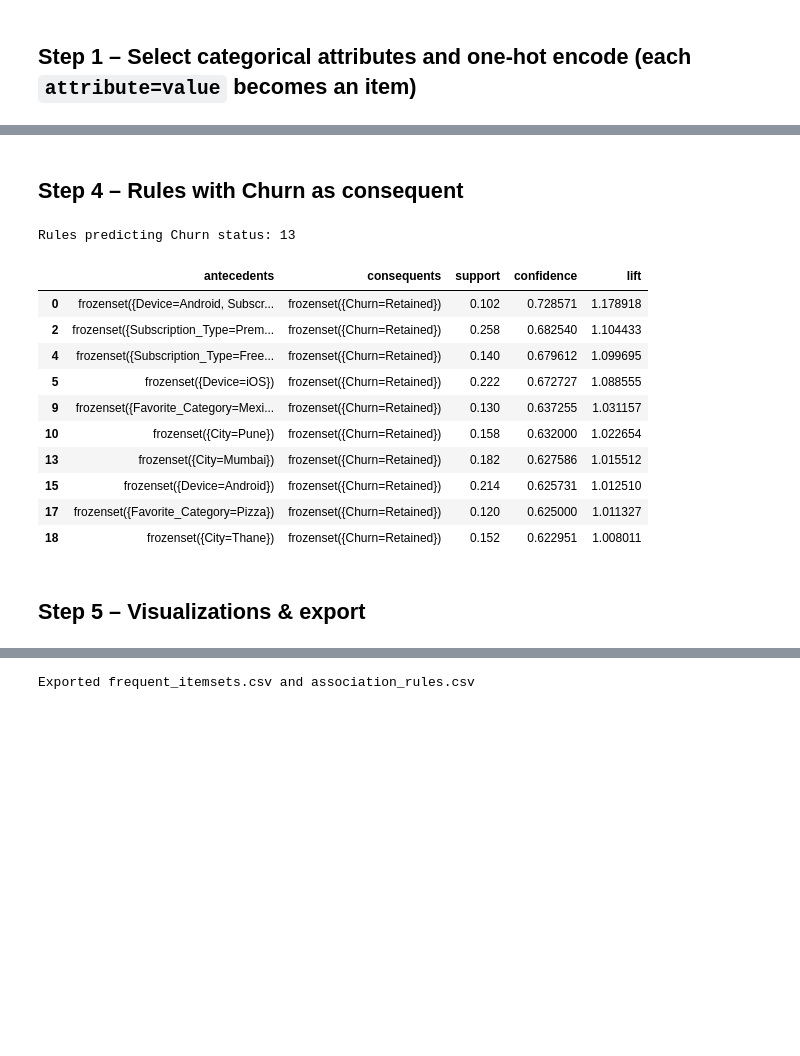
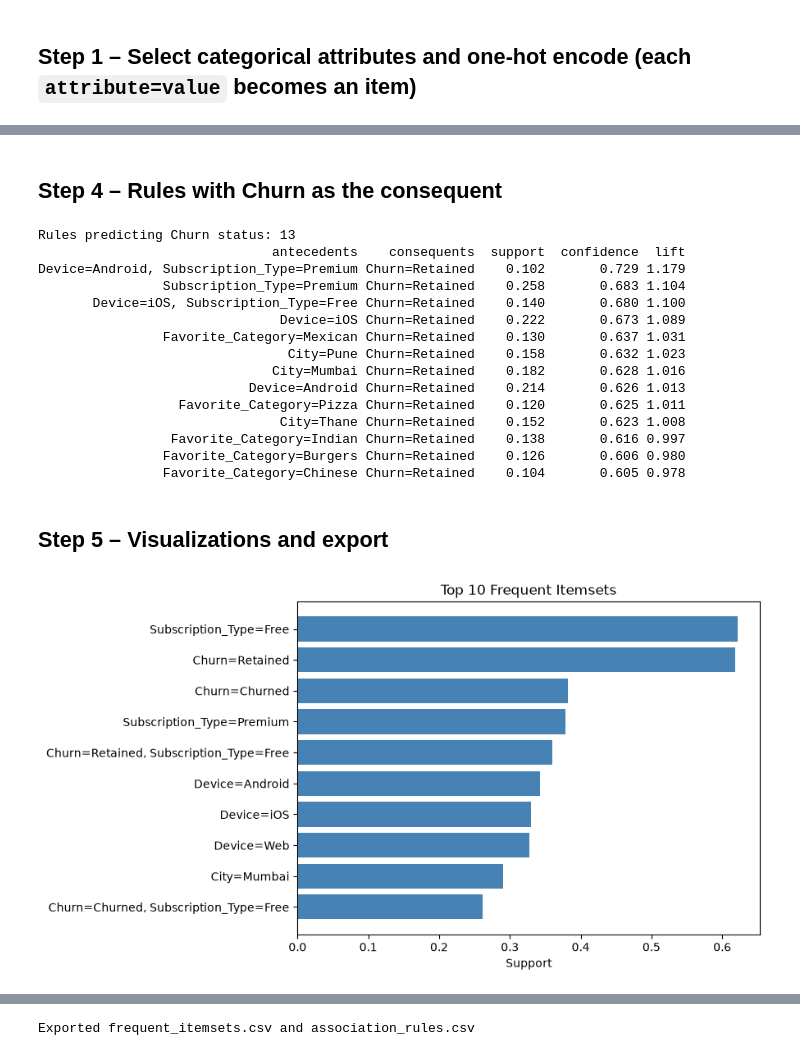
Before and after one commit to ronit-ahuja-04/DMBI-PRACTICALS, a Jupyter notebook: Experiment-9/Experiment-9_Apriori_Association_Rule_Mining.ipynb, the cells around one changed output, grey strips where cells are left out. Drawn from its saved outputs; the diff is of its cells as text; code cells hidden in the pictures; blank space fills up the shorter version.

Commit message:
Exp 9: rebuilt notebook outputs and report, corrected inference, README

```diff
--- a/Experiment-9/Experiment-9_Apriori_Association_Rule_Mining.ipynb
+++ b/Experiment-9/Experiment-9_Apriori_Association_Rule_Mining.ipynb
@@ -21,0 +6,15 @@ df.head()
+# %%
+import glob
+import pandas as pd
+import matplotlib.pyplot as plt
+from mlxtend.frequent_patterns import apriori, association_rules
+
+# Works in Google Colab (/content) and locally (CSV in the same folder)
+matches = glob.glob('/content/Food_Delivery_Customer_Churn*.csv') + glob.glob('Food_Delivery_Customer_Churn*.csv')
+if not matches:
+    raise FileNotFoundError('Place Food_Delivery_Customer_Churn.csv next to this notebook (or upload it in Colab).')
+df = pd.read_csv(matches[0])
+print('Dataset loaded:', matches[0])
+print('Shape:', df.shape)
+print('\nFirst 3 records (transposed):')
+print(df.head(3).T.to_string())
@@ -40,7 +70,15 @@ basket.head()
 frequent_itemsets = apriori(basket, min_support=0.10, use_colnames=True)
 frequent_itemsets['length'] = frequent_itemsets['itemsets'].apply(len)
 frequent_itemsets = frequent_itemsets.sort_values('support', ascending=False).reset_index(drop=True)
+
+def names(s):
+    return ', '.join(sorted(s))
+
 print('Total frequent itemsets:', len(frequent_itemsets))
-frequent_itemsets.head(15)
+print(frequent_itemsets['length'].value_counts().sort_index().rename('count').to_string())
+print('\nTop 15 frequent itemsets by support:')
+top15 = frequent_itemsets.head(15).copy()
+top15['itemsets'] = top15['itemsets'].apply(names)
+print(top15[['itemsets', 'support', 'length']].to_string(index=False))
 # %% [output]
 Total frequent itemsets: 61
@@ -88,29 +135,34 @@ Total rules: 25
 # %% [markdown]
-## Step 4 – Rules with Churn as consequent
+## Step 4 – Rules with Churn as the consequent
 # %%
 churn_rules = rules[rules['consequents'].apply(lambda s: any(i.startswith('Churn=') for i in s))]
 print('Rules predicting Churn status:', len(churn_rules))
-churn_rules[['antecedents','consequents','support','confidence','lift']].head(10)
+print(show(churn_rules))
 # %% [output]
 Rules predicting Churn status: 13
+                              antecedents    consequents  support  confidence  lift
+Device=Android, Subscription_Type=Premium Churn=Retained    0.102       0.729 1.179
+                Subscription_Type=Premium Churn=Retained    0.258       0.683 1.104
+       Device=iOS, Subscription_Type=Free Churn=Retained    0.140       0.680 1.100
+                               Device=iOS Churn=Retained    0.222       0.673 1.089
+                Favorite_Category=Mexican Churn=Retained    0.130       0.637 1.031
+                                City=Pune Churn=Retained    0.158       0.632 1.023
+                              City=Mumbai Churn=Retained    0.182       0.628 1.016
+                           Device=Android Churn=Retained    0.214       0.626 1.013
+                  Favorite_Category=Pizza Churn=Retained    0.120       0.625 1.011
+                               City=Thane Churn=Retained    0.152       0.623 1.008
+                 Favorite_Category=Indian Churn=Retained    0.138       0.616 0.997
+                Favorite_Category=Burgers Churn=Retained    0.126       0.606 0.980
+                Favorite_Category=Chinese Churn=Retained    0.104       0.605 0.978
-|  | antecedents | consequents | support | confidence | lift |
-| 0 | frozenset({Device=Android, Subscr... | frozenset({Churn=Retained}) | 0.102 | 0.728571 | 1.178918 |
-| 2 | frozenset({Subscription_Type=Prem... | frozenset({Churn=Retained}) | 0.258 | 0.682540 | 1.104433 |
-| 4 | frozenset({Subscription_Type=Free... | frozenset({Churn=Retained}) | 0.140 | 0.679612 | 1.099695 |
-| 5 | frozenset({Device=iOS}) | frozenset({Churn=Retained}) | 0.222 | 0.672727 | 1.088555 |
-| 9 | frozenset({Favorite_Category=Mexi... | frozenset({Churn=Retained}) | 0.130 | 0.637255 | 1.031157 |
-| 10 | frozenset({City=Pune}) | frozenset({Churn=Retained}) | 0.158 | 0.632000 | 1.022654 |
-| 13 | frozenset({City=Mumbai}) | frozenset({Churn=Retained}) | 0.182 | 0.627586 | 1.015512 |
-| 15 | frozenset({Device=Android}) | frozenset({Churn=Retained}) | 0.214 | 0.625731 | 1.012510 |
-| 17 | frozenset({Favorite_Category=Pizza}) | frozenset({Churn=Retained}) | 0.120 | 0.625000 | 1.011327 |
-| 18 | frozenset({City=Thane}) | frozenset({Churn=Retained}) | 0.152 | 0.622951 | 1.008011 |
 # %% [markdown]
-## Step 5 – Visualizations & export
+## Step 5 – Visualizations and export
 # %%
 top = frequent_itemsets.head(10).copy()
-top['label'] = top['itemsets'].apply(lambda s: ', '.join(sorted(s)))
-plt.figure(figsize=(9,5))
+top['label'] = top['itemsets'].apply(names)
+plt.figure(figsize=(9, 5))
 plt.barh(top['label'][::-1], top['support'][::-1], color='steelblue')
 plt.xlabel('Support'); plt.title('Top 10 Frequent Itemsets')
 plt.tight_layout(); plt.savefig('frequent_itemsets_graph.png', dpi=150); plt.show()
+# %% [output]
+[figure, added]
 # %%
```
Also changed, not shown: parts of 11 cells of this notebook, 2 other files.
